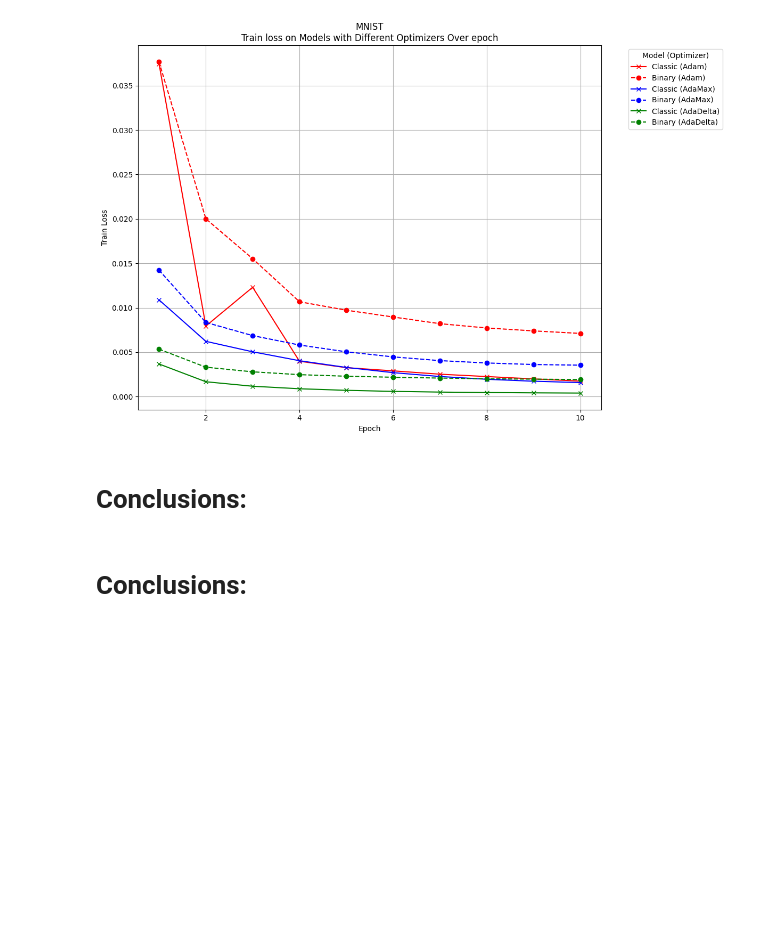
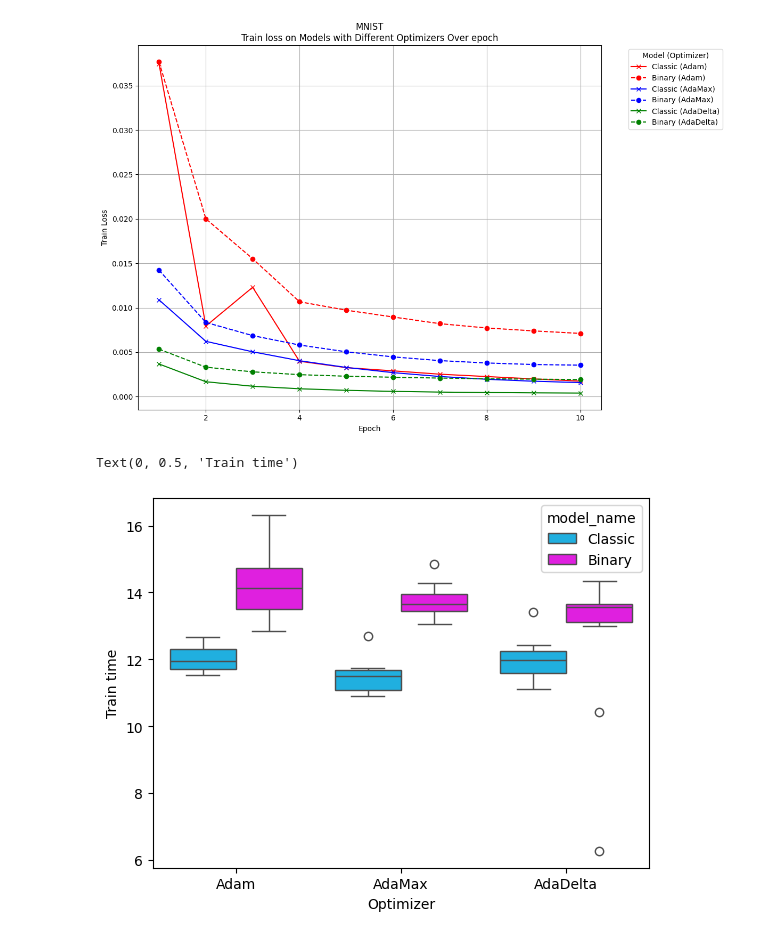
Before and after one commit to LJaremek/OptimizationDataAnalysis-MINI, a Jupyter notebook: mlp-mnist/mnist_plots.ipynb, the cells around one changed output. Cells and saved outputs as stored; diff of their text form; code cells hidden in the pictures; blank space fills up the shorter version.

Commit message:
added time plot

```diff
--- a/mlp-mnist/mnist_plots.ipynb
+++ b/mlp-mnist/mnist_plots.ipynb
@@ -28,7 +28,3 @@ plot_models_optimizers(df, "MNIST", "epoch", "Train Accuracy", y_unit="[%]")
 plot_models_optimizers(df, "MNIST", "epoch", "Train loss")
 # %% [output]
 [figure]
-# %% [markdown]
-# Conclusions:
-# %% [markdown]
-# Conclusions:
@@ -34,0 +34,12 @@ plot_models_optimizers(df, "MNIST", "epoch", "Train loss")
+# %%
+palette = {
+    'Binary': 'fuchsia',
+    'Classic': 'deepskyblue'
+}
+
+sns.boxplot(df, x='optimizer_name', y='epoch_train_time', hue='model_name', palette=palette)
+plt.xlabel("Optimizer")
+plt.ylabel("Train time")
+# %% [output]
+Text(0, 0.5, 'Train time')
+[figure, added]
```
Also changed, not shown: parts of 1 cell of this notebook.
